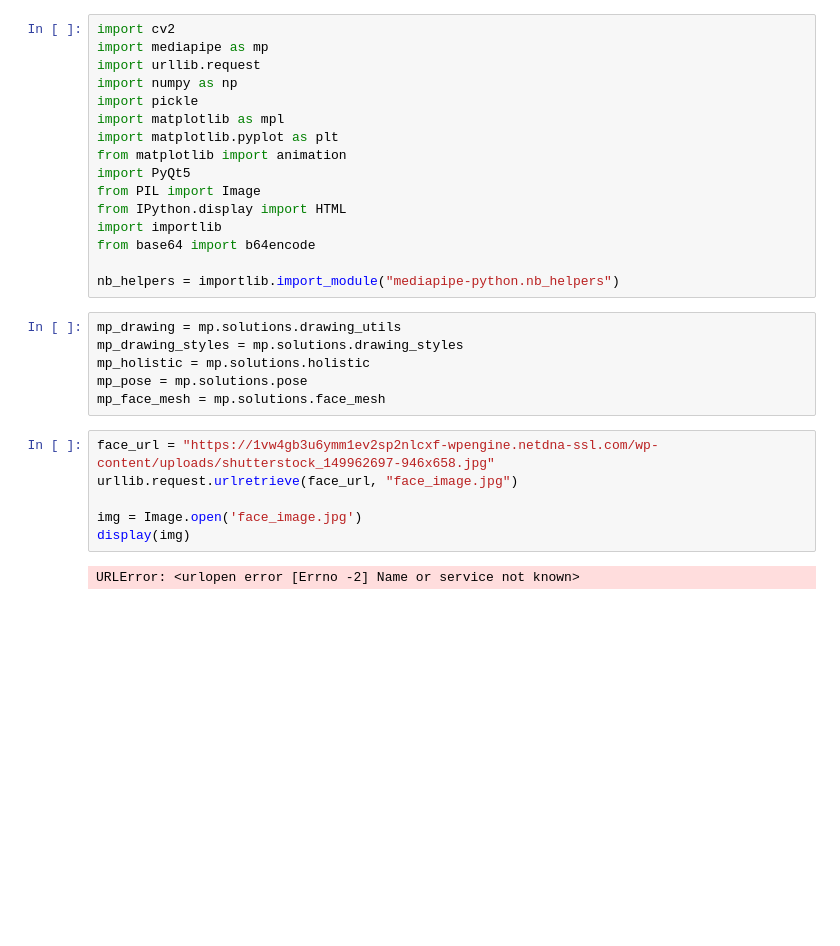
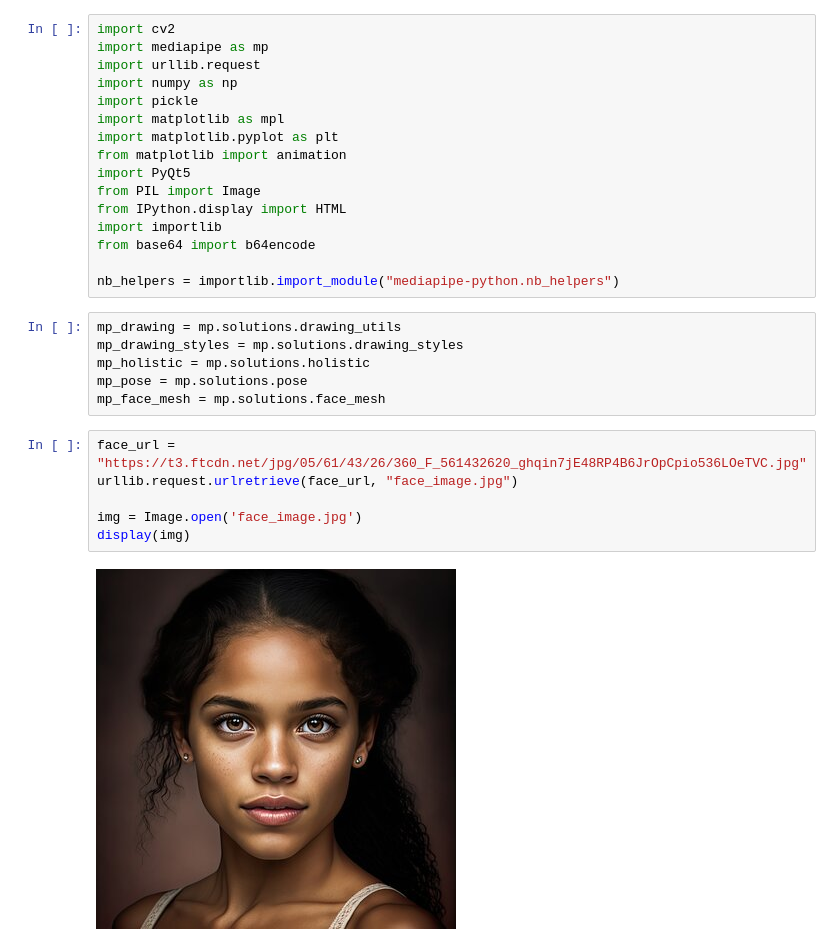
Before and after one commit to deadwalker10s/-ideal-inventions, a Jupyter notebook: handgesture.ipynb, the cells around one changed output. Saved outputs shown, nothing was run; the diff lists cells and outputs as text; blank space fills up the shorter version.

```diff
--- a/handgesture.ipynb
+++ b/handgesture.ipynb
@@ -46,10 +46,10 @@ mp_holistic = mp.solutions.holistic
 mp_pose = mp.solutions.pose
 mp_face_mesh = mp.solutions.face_mesh
 # %%
-face_url = "https://1vw4gb3u6ymm1ev2sp2nlcxf-wpengine.netdna-ssl.com/wp-content/uploads/shutterstock_149962697-946x658.jpg"
+face_url = "https://t3.ftcdn.net/jpg/05/61/43/26/360_F_561432620_ghqin7jE48RP4B6JrOpCpio536LOeTVC.jpg"
 urllib.request.urlretrieve(face_url, "face_image.jpg")
 
 img = Image.open('face_image.jpg')
 display(img)
 # %% [output]
-URLError: <urlopen error [Errno -2] Name or service not known>
+[figure, added]
```
Also changed, not shown: parts of 19 cells of this notebook.
